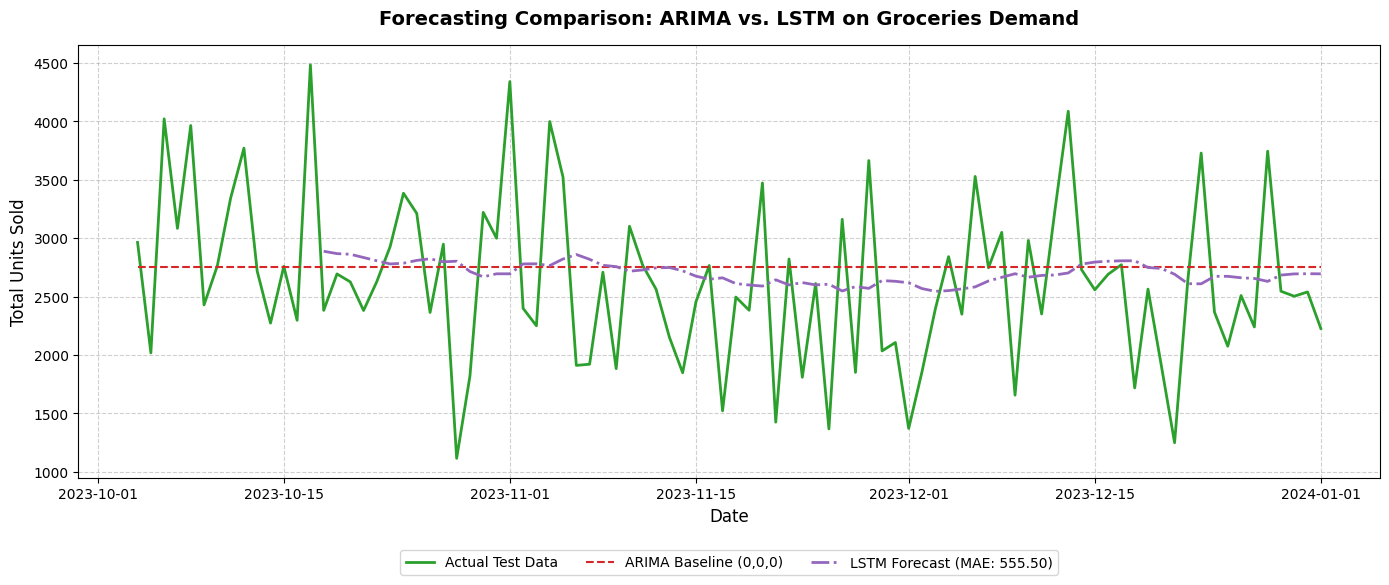
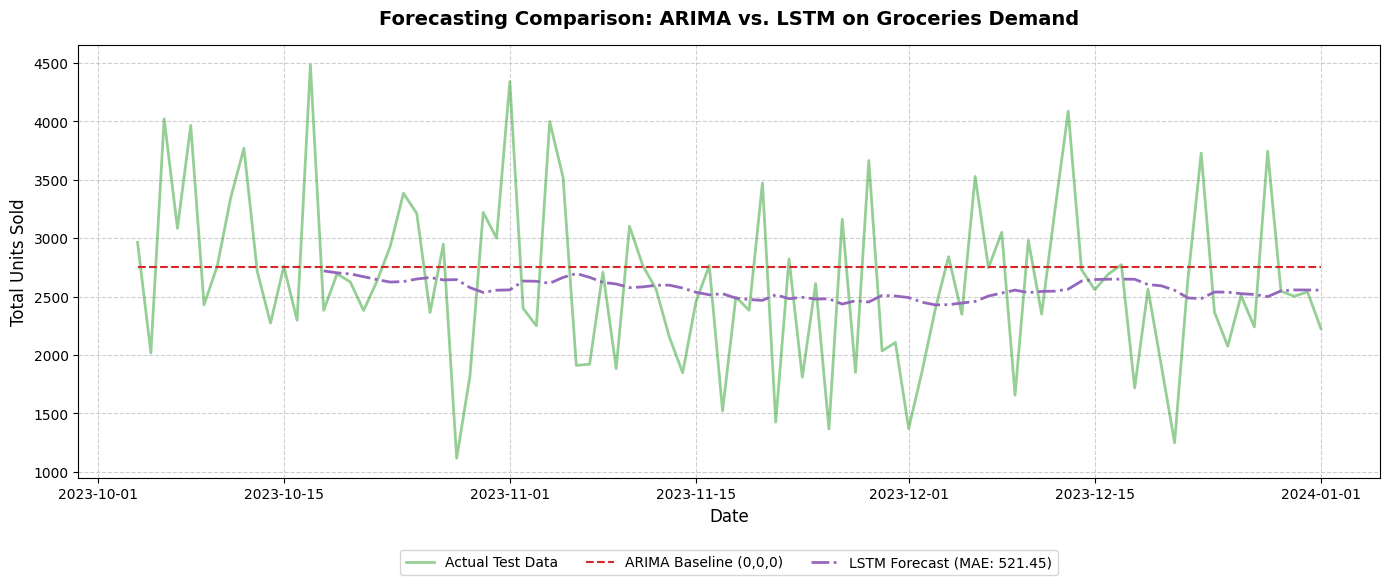
The notebook cell's code change between the first figure and the second:
--- before
+++ after
@@ -5,5 +5,5 @@
 
 # Plotting the actual ground truth
-plt.plot(test['Date'], test['Units Sold'], label='Actual Test Data', color='#2ca02c', linewidth=2)
+plt.plot(test['Date'], test['Units Sold'], label='Actual Test Data', color='#2ca02c', linewidth=2, alpha=0.5)
 
 # Plotting the ARIMA baseline predictions (full 90-day test set)

Commit: feat: added random seed in training